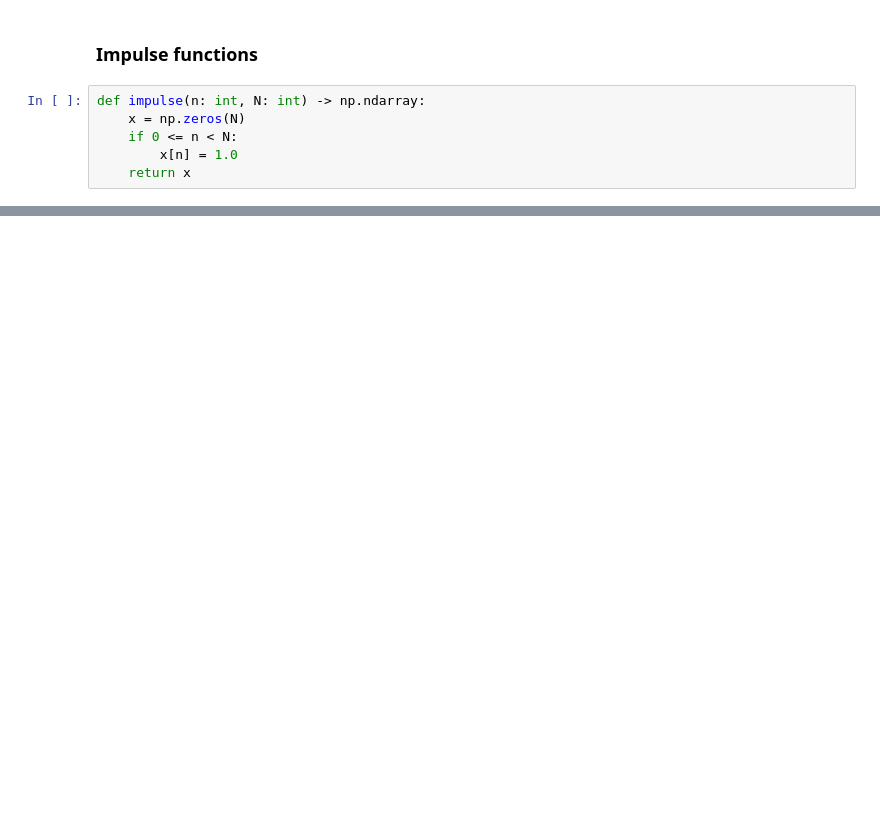
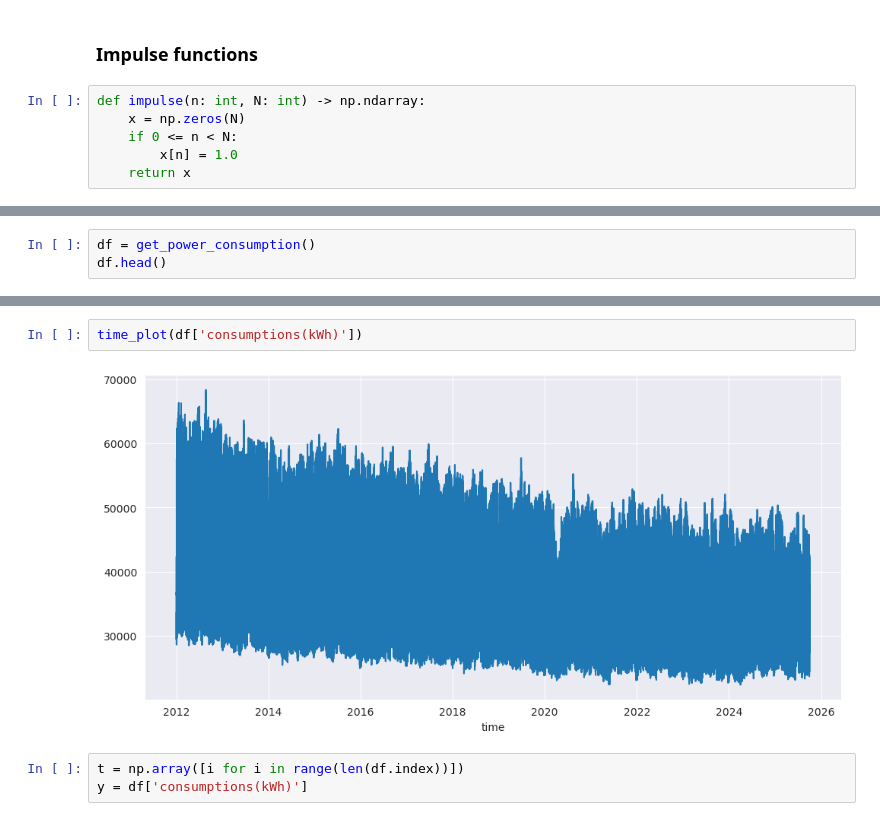
Before and after one commit to Rishabh-HSLU/HSLU_Time_Series_Analysis, a Jupyter notebook: submission/week8.ipynb, the cells around one changed output, grey strips where cells are left out. Cells and saved outputs as stored; diff of their text form; blank space fills up the shorter version.

```diff
--- a/submission/week8.ipynb
+++ b/submission/week8.ipynb
@@ -85,0 +93,3 @@ plt.show()
+# %%
+df = get_power_consumption()
+df.head()
@@ -85,0 +104,7 @@ plt.show()
+# %%
+time_plot(df['consumptions(kWh)'])
+# %% [output]
+[figure, added]
+# %%
+t = np.array([i for i in range(len(df.index))])
+y = df['consumptions(kWh)']
```
Also changed, not shown: parts of 13 cells of this notebook, 2 other files.
